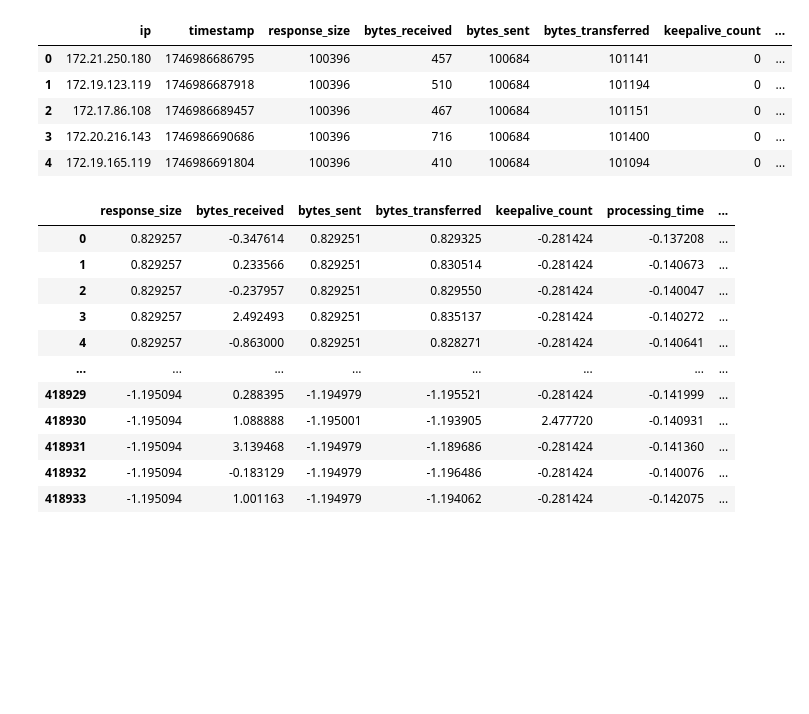
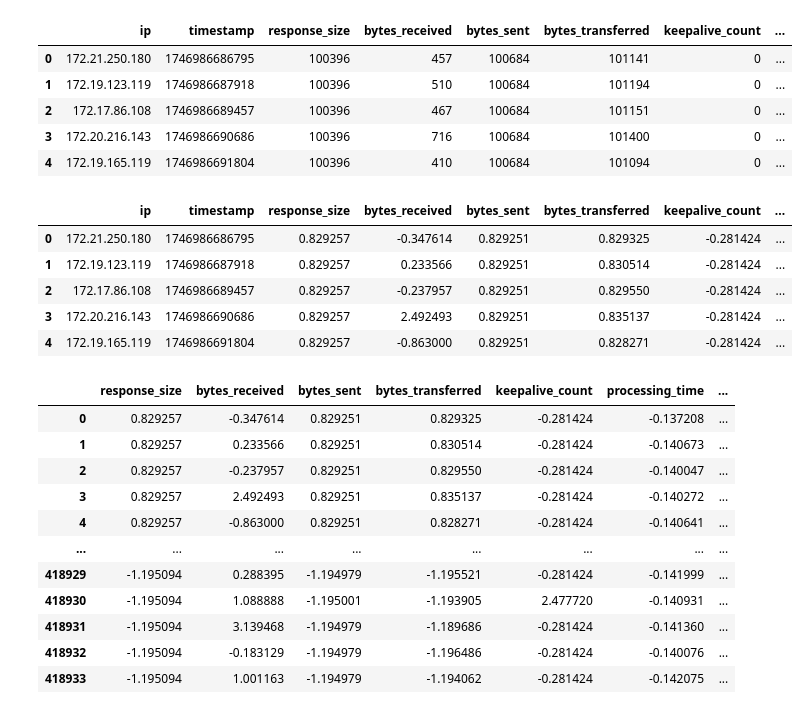
Before and after one commit to Palatiin/ddos-detection, a Jupyter notebook: ml/detection.ipynb, the cells around one changed output. Cells and saved outputs as stored; diff of their text form; code cells hidden in the pictures; blank space fills up the shorter version.

```diff
--- a/ml/detection.ipynb
+++ b/ml/detection.ipynb
@@ -29,0 +26,9 @@ df.describe()
+# %%
+def drop_columns(df):
+    df = df[df["label"] != "-"]
+    df = df.drop(['logname', 'user', 'method', 'protocol', 'error_log_id', "user_agent", "query", "status", "referer"], axis=1)
+    return df
+
+
+df = drop_columns(df)
+df.describe()
@@ -48,11 +68,26 @@ df.head()
 | 3 | 172.20.216.143 | 1746986690686 | 100396 | 716 | 100684 | 101400 | 0 | ... |
 | 4 | 172.19.165.119 | 1746986691804 | 100396 | 410 | 100684 | 101094 | 0 | ... |
 # %%
+def encode_labels(df):
+    le = LabelEncoder()
+    df["label"] = le.fit_transform(df["label"])
+    return df
 
-le = LabelEncoder()
-df["label"] = le.fit_transform(df["label"])
+def normalize_numerical_features(df):
+    scaler = StandardScaler()
+    numerical_features = ["response_size", "bytes_received", "bytes_sent", "bytes_transferred", "keepalive_count", "processing_time"]
+    df[numerical_features] = scaler.fit_transform(df[numerical_features])
+    return df
 
-scaler = StandardScaler()
-numerical_features = ["response_size", "bytes_received", "bytes_sent", "bytes_transferred", "keepalive_count", "processing_time"]
-df[numerical_features] = scaler.fit_transform(df[numerical_features])
+
+df = encode_labels(df)
+df = normalize_numerical_features(df)
+df.head()
+# %% [output]
+|  | ip | timestamp | response_size | bytes_received | bytes_sent | bytes_transferred | keepalive_count | ... |
+| 0 | 172.21.250.180 | 1746986686795 | 0.829257 | -0.347614 | 0.829251 | 0.829325 | -0.281424 | ... |
+| 1 | 172.19.123.119 | 1746986687918 | 0.829257 | 0.233566 | 0.829251 | 0.830514 | -0.281424 | ... |
+| 2 | 172.17.86.108 | 1746986689457 | 0.829257 | -0.237957 | 0.829251 | 0.829550 | -0.281424 | ... |
+| 3 | 172.20.216.143 | 1746986690686 | 0.829257 | 2.492493 | 0.829251 | 0.835137 | -0.281424 | ... |
+| 4 | 172.19.165.119 | 1746986691804 | 0.829257 | -0.863000 | 0.829251 | 0.828271 | -0.281424 | ... |
 # %%
```
Also changed, not shown: parts of 6 cells of this notebook, 3 other files.
